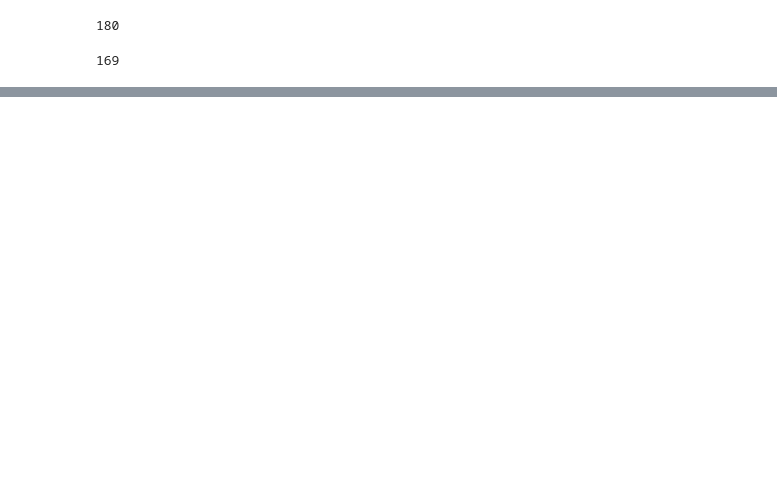
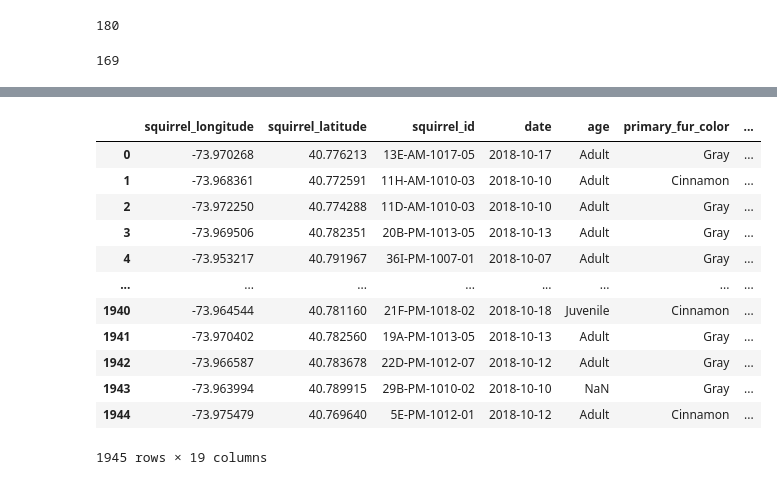
Before and after one commit to alyssahondrade/we-the-new-york-city-squirrels, a Jupyter notebook: squirrel_cleaning.ipynb, the cells around one changed output, grey strips where cells are left out. Cells and saved outputs as stored; diff of their text form; code cells hidden in the pictures; blank space fills up the shorter version.

Commit message:
added code to combine other_df results back to 2018 dataset, existing columns only

```diff
--- a/squirrel_cleaning.ipynb
+++ b/squirrel_cleaning.ipynb
@@ -885,0 +955,16 @@ reduced_other.tail(60)
+# %%
+s2018_booleans
+# %% [output]
+|  | squirrel_longitude | squirrel_latitude | squirrel_id | date | age | primary_fur_color | ... |
+| 0 | -73.970268 | 40.776213 | 13E-AM-1017-05 | 2018-10-17 | Adult | Gray | ... |
+| 1 | -73.968361 | 40.772591 | 11H-AM-1010-03 | 2018-10-10 | Adult | Cinnamon | ... |
+| 2 | -73.972250 | 40.774288 | 11D-AM-1010-03 | 2018-10-10 | Adult | Gray | ... |
+| 3 | -73.969506 | 40.782351 | 20B-PM-1013-05 | 2018-10-13 | Adult | Gray | ... |
+| 4 | -73.953217 | 40.791967 | 36I-PM-1007-01 | 2018-10-07 | Adult | Gray | ... |
+| ... | ... | ... | ... | ... | ... | ... | ... |
+| 1940 | -73.964544 | 40.781160 | 21F-PM-1018-02 | 2018-10-18 | Juvenile | Cinnamon | ... |
+| 1941 | -73.970402 | 40.782560 | 19A-PM-1013-05 | 2018-10-13 | Adult | Gray | ... |
+| 1942 | -73.966587 | 40.783678 | 22D-PM-1012-07 | 2018-10-12 | Adult | Gray | ... |
+| 1943 | -73.963994 | 40.789915 | 29B-PM-1010-02 | 2018-10-10 | NaN | Gray | ... |
+| 1944 | -73.975479 | 40.769640 | 5E-PM-1012-01 | 2018-10-12 | Adult | Cinnamon | ... |
+1945 rows × 19 columns
```
Also changed, not shown: parts of 4 cells of this notebook.
